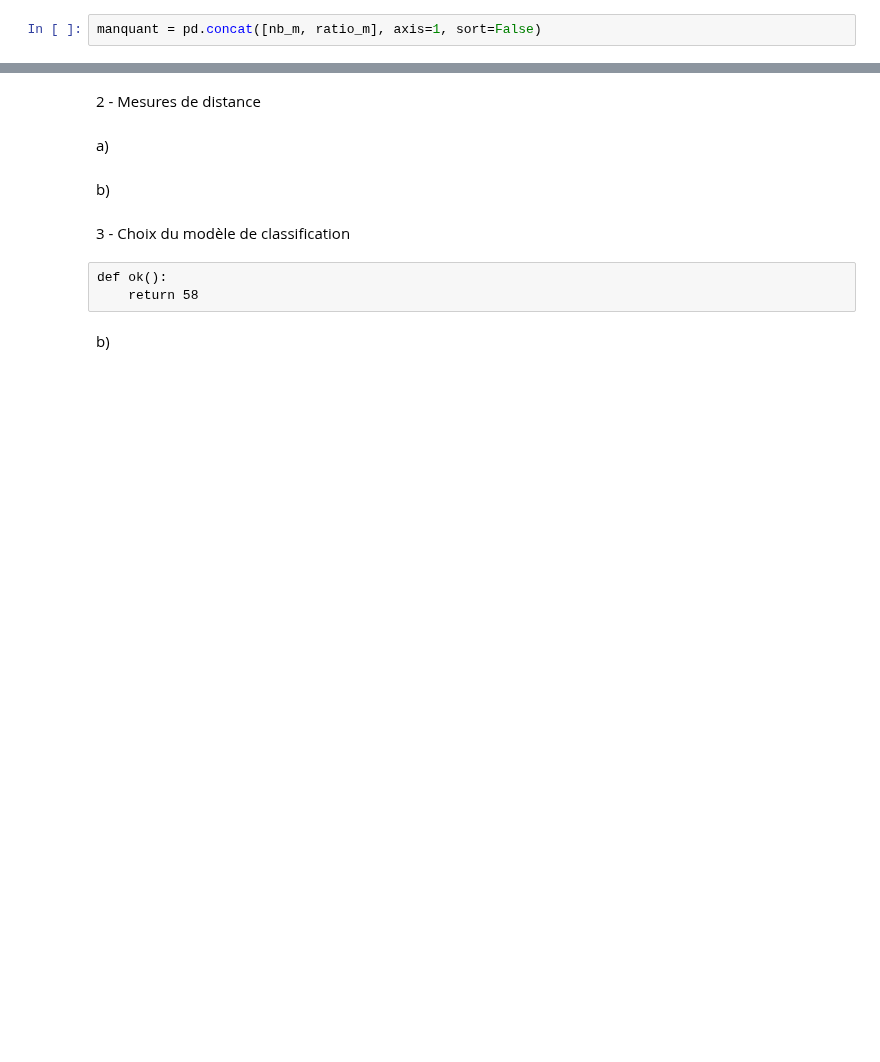
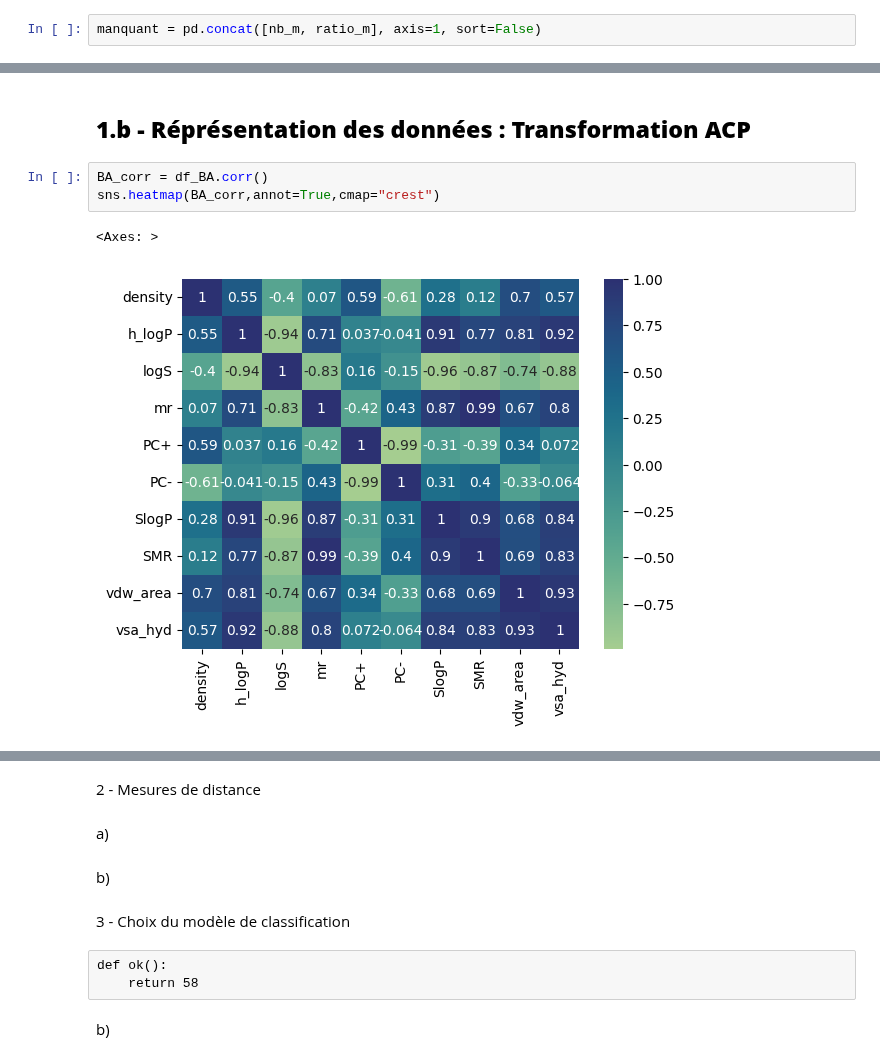
Before and after one commit to KHALOUIoussama/TP1-IFT-870, a Jupyter notebook: raport.ipynb, the cells around one changed output, grey strips where cells are left out. Cells and saved outputs as stored; diff of their text form; blank space fills up the shorter version.

```diff
--- a/raport.ipynb
+++ b/raport.ipynb
@@ -319,0 +306,8 @@ c)
+# %% [markdown]
+## **1.b - Réprésentation des données : Transformation ACP**
+# %%
+BA_corr = df_BA.corr()
+sns.heatmap(BA_corr,annot=True,cmap="crest")
+# %% [output]
+<Axes: >
+[figure, added]
```
Also changed, not shown: parts of 71 cells of this notebook, 1 other file.
